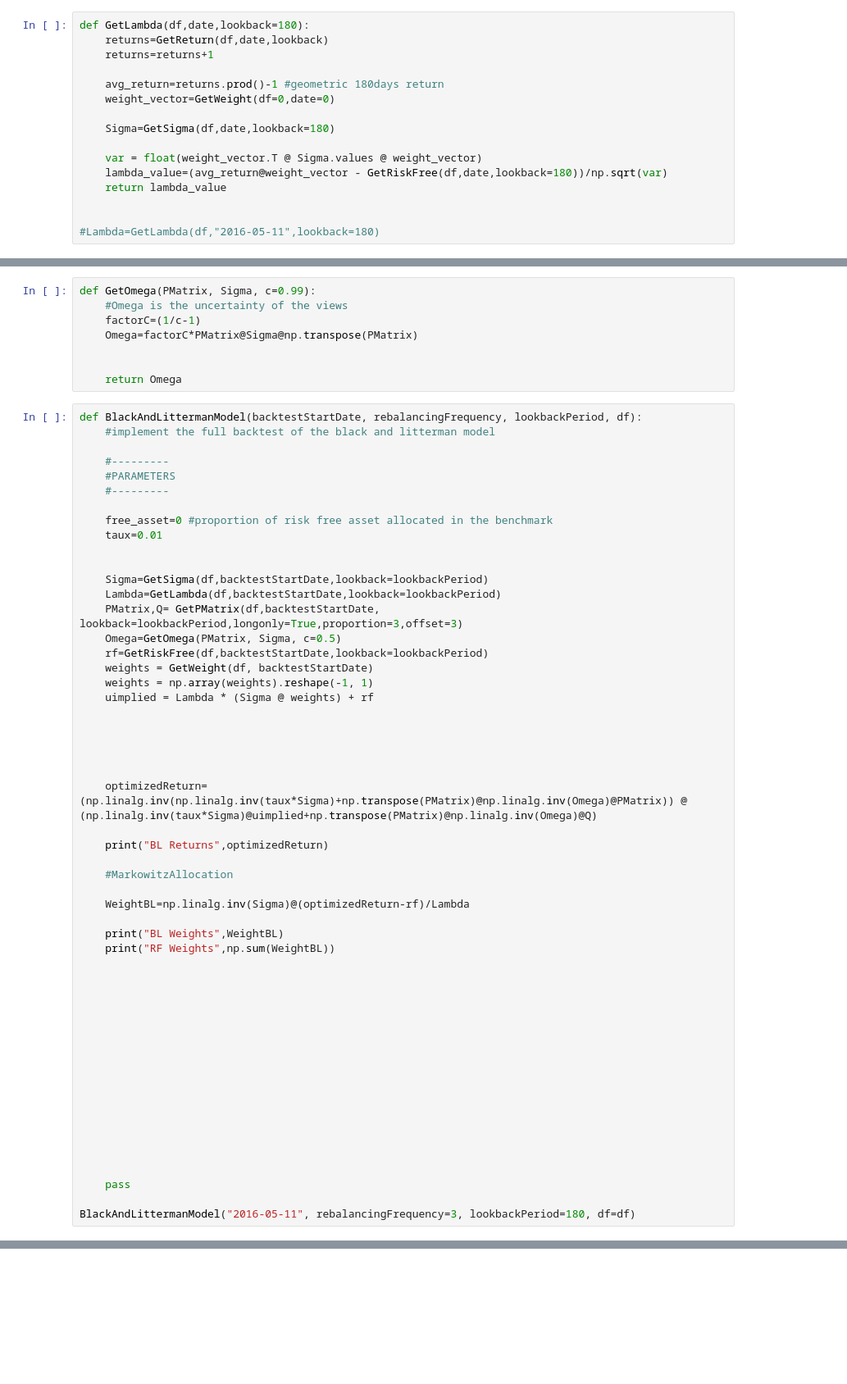
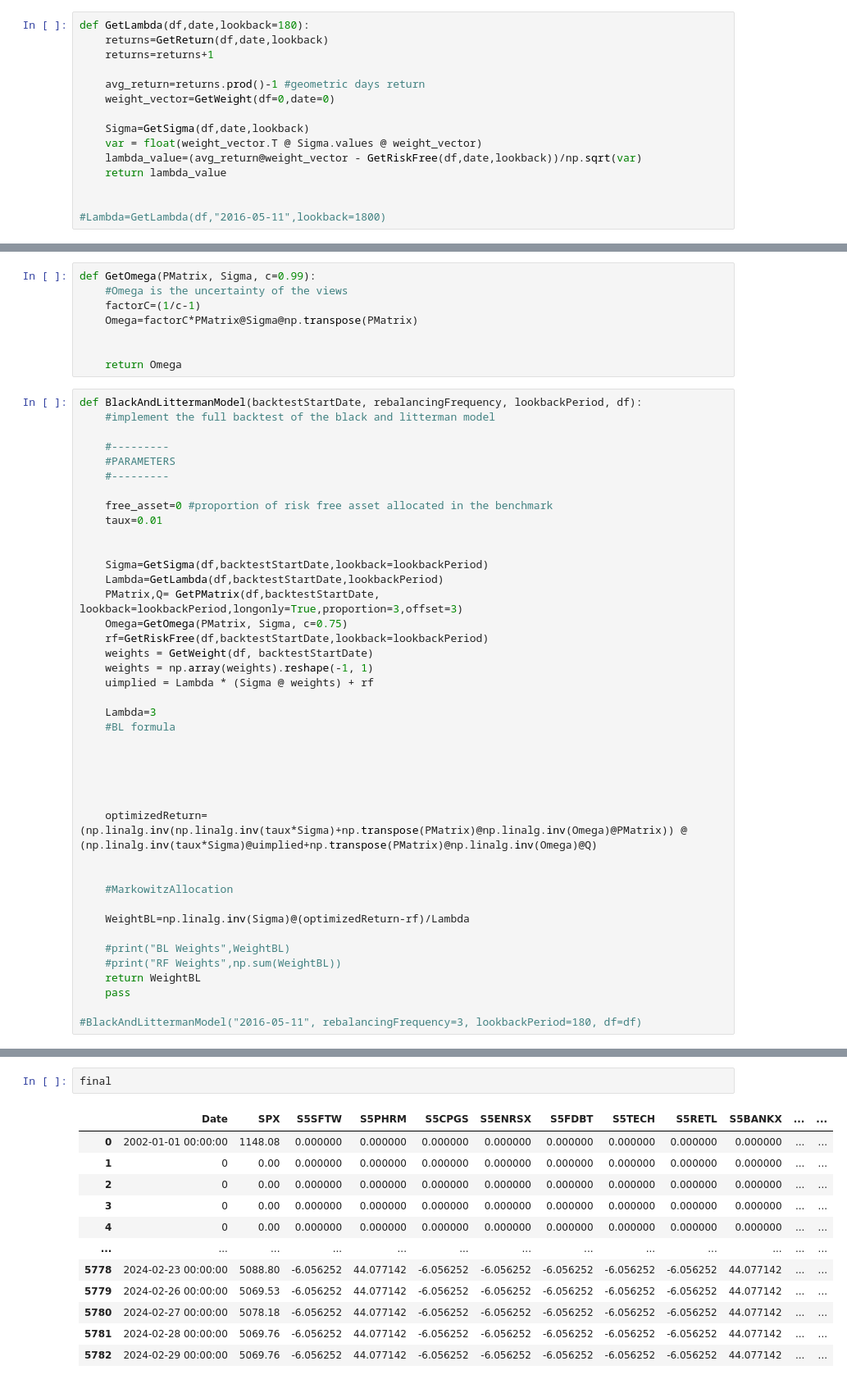
Before and after one commit to MaloBardin/Research-Project, a Jupyter notebook: View Value Estimator.ipynb, the cells around one changed output, grey strips where cells are left out. Shown at 82% size. Saved outputs shown, nothing was run; the diff lists cells and outputs as text; blank space fills up the shorter version.

Commit message:
Backtester v1

```diff
--- a/View Value Estimator.ipynb
+++ b/View Value Estimator.ipynb
@@ -164,16 +169,15 @@ def GetLambda(df,date,lookback=180):
     returns=GetReturn(df,date,lookback)
     returns=returns+1
 
-    avg_return=returns.prod()-1 #geometric 180days return
+    avg_return=returns.prod()-1 #geometric days return
     weight_vector=GetWeight(df=0,date=0)
 
-    Sigma=GetSigma(df,date,lookback=180)
-
+    Sigma=GetSigma(df,date,lookback)
     var = float(weight_vector.T @ Sigma.values @ weight_vector)
-    lambda_value=(avg_return@weight_vector - GetRiskFree(df,date,lookback=180))/np.sqrt(var)
+    lambda_value=(avg_return@weight_vector - GetRiskFree(df,date,lookback))/np.sqrt(var)
     return lambda_value
 
 
-#Lambda=GetLambda(df,"2016-05-11",lookback=180)
+#Lambda=GetLambda(df,"2016-05-11",lookback=1800)
 # %%
 def GetPMatrix(df,date, lookback,longonly=False,proportion=3,offset=3):
@@ -243,13 +250,16 @@ def BlackAndLittermanModel(backtestStartDate, rebalancingFrequency, lookbackPeri
 
 
     Sigma=GetSigma(df,backtestStartDate,lookback=lookbackPeriod)
-    Lambda=GetLambda(df,backtestStartDate,lookback=lookbackPeriod)
+    Lambda=GetLambda(df,backtestStartDate,lookbackPeriod)
     PMatrix,Q= GetPMatrix(df,backtestStartDate, lookback=lookbackPeriod,longonly=True,proportion=3,offset=3)
-    Omega=GetOmega(PMatrix, Sigma, c=0.5)
+    Omega=GetOmega(PMatrix, Sigma, c=0.75)
     rf=GetRiskFree(df,backtestStartDate,lookback=lookbackPeriod)
     weights = GetWeight(df, backtestStartDate)
     weights = np.array(weights).reshape(-1, 1)
     uimplied = Lambda * (Sigma @ weights) + rf
+
+    Lambda=3
+    #BL formula
 
 
 
@@ -257,29 +267,14 @@ def BlackAndLittermanModel(backtestStartDate, rebalancingFrequency, lookbackPeri
 
     optimizedReturn=(np.linalg.inv(np.linalg.inv(taux*Sigma)+np.transpose(PMatrix)@np.linalg.inv(Omega)@PMatrix)) @ (np.linalg.inv(taux*Sigma)@uimplied+np.transpose(PMatrix)@np.linalg.inv(Omega)@Q)
 
-    print("BL Returns",optimizedReturn)
 
     #MarkowitzAllocation
 
     WeightBL=np.linalg.inv(Sigma)@(optimizedReturn-rf)/Lambda
 
-    print("BL Weights",WeightBL)
-    print("RF Weights",np.sum(WeightBL))
-
-
-
-
-
-
-
-
-
-
-
-
-
-
-
+    #print("BL Weights",WeightBL)
+    #print("RF Weights",np.sum(WeightBL))
+    return WeightBL
     pass
 
-BlackAndLittermanModel("2016-05-11", rebalancingFrequency=3, lookbackPeriod=180, df=df)
+#BlackAndLittermanModel("2016-05-11", rebalancingFrequency=3, lookbackPeriod=180, df=df)
@@ -303,0 +443,15 @@ dtype: float64
+# %%
+final
+# %% [output]
+|  | Date | SPX | S5SFTW | S5PHRM | S5CPGS | S5ENRSX | S5FDBT | S5TECH | S5RETL | S5BANKX | ... | ... |
+| 0 | 2002-01-01 00:00:00 | 1148.08 | 0.000000 | 0.000000 | 0.000000 | 0.000000 | 0.000000 | 0.000000 | 0.000000 | 0.000000 | ... | ... |
+| 1 | 0 | 0.00 | 0.000000 | 0.000000 | 0.000000 | 0.000000 | 0.000000 | 0.000000 | 0.000000 | 0.000000 | ... | ... |
+| 2 | 0 | 0.00 | 0.000000 | 0.000000 | 0.000000 | 0.000000 | 0.000000 | 0.000000 | 0.000000 | 0.000000 | ... | ... |
+| 3 | 0 | 0.00 | 0.000000 | 0.000000 | 0.000000 | 0.000000 | 0.000000 | 0.000000 | 0.000000 | 0.000000 | ... | ... |
+| 4 | 0 | 0.00 | 0.000000 | 0.000000 | 0.000000 | 0.000000 | 0.000000 | 0.000000 | 0.000000 | 0.000000 | ... | ... |
+| ... | ... | ... | ... | ... | ... | ... | ... | ... | ... | ... | ... | ... |
+| 5778 | 2024-02-23 00:00:00 | 5088.80 | -6.056252 | 44.077142 | -6.056252 | -6.056252 | -6.056252 | -6.056252 | -6.056252 | 44.077142 | ... | ... |
+| 5779 | 2024-02-26 00:00:00 | 5069.53 | -6.056252 | 44.077142 | -6.056252 | -6.056252 | -6.056252 | -6.056252 | -6.056252 | 44.077142 | ... | ... |
+| 5780 | 2024-02-27 00:00:00 | 5078.18 | -6.056252 | 44.077142 | -6.056252 | -6.056252 | -6.056252 | -6.056252 | -6.056252 | 44.077142 | ... | ... |
+| 5781 | 2024-02-28 00:00:00 | 5069.76 | -6.056252 | 44.077142 | -6.056252 | -6.056252 | -6.056252 | -6.056252 | -6.056252 | 44.077142 | ... | ... |
+| 5782 | 2024-02-29 00:00:00 | 5069.76 | -6.056252 | 44.077142 | -6.056252 | -6.056252 | -6.056252 | -6.056252 | -6.056252 | 44.077142 | ... | ... |
```
Also changed, not shown: parts of 6 cells of this notebook.
